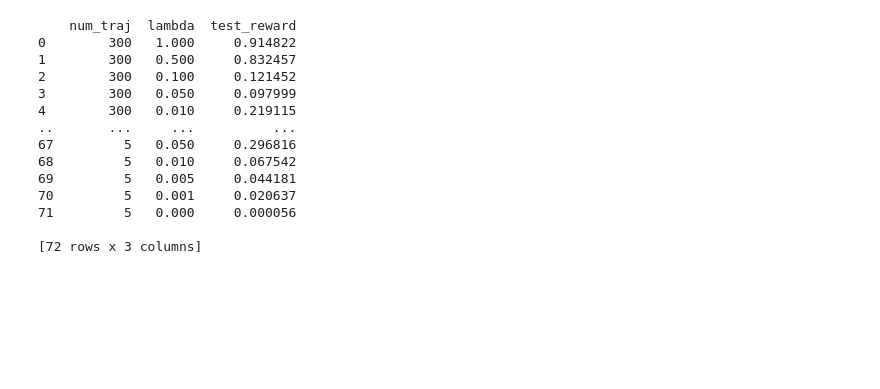
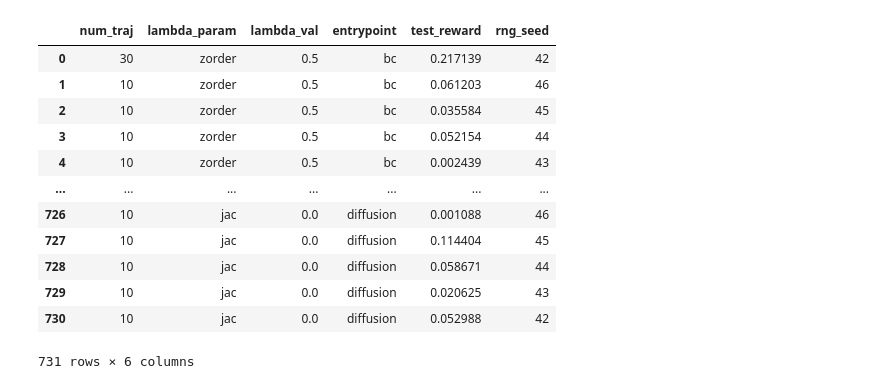
Before and after one commit to foundry-ai/foundry, a Jupyter notebook: projects/diffusion_policy/visualize_data.ipynb, the cells around one changed output. Cells and saved outputs as stored; diff of their text form; code cells hidden in the pictures; blank space fills up the shorter version.

```diff
--- a/projects/diffusion_policy/visualize_data.ipynb
+++ b/projects/diffusion_policy/visualize_data.ipynb
@@ -78,36 +75,39 @@ if env_name == "pendulum":
 # %%
 import wandb
 import pandas as pd
+from IPython.display import display
 api = wandb.Api()
-sweep = api.sweep("dpfrommer-projects/stanza/agp2315g")
+sweep = api.sweep("dpfrommer-projects/stanza/b2g7k47q")
 
 data = []
 for r in sweep.runs:
     if "test_reward" not in r.summary:
         continue
     d = {
         "num_traj": r.config["num_trajectories"],
-        "lambda": r.config["regularize_gains_lambda"],
+        "lambda_param": r.config["lambda_param"],
+        "lambda_val": r.config["lambda_val"],
+        "entrypoint": "diffusion" if "diffusion_bc" in r.config["entrypoint"] else "bc",
         "test_reward": r.summary["test_reward"],
+        "rng_seed": r.config["rng_seed"]
     }
     data.append(d)
 data = pd.DataFrame(data)
-print(data)
+display(data)
 # %% [output]
+|  | num_traj | lambda_param | lambda_val | entrypoint | test_reward | rng_seed |
+| 0 | 30 | zorder | 0.5 | bc | 0.217139 | 42 |
+| 1 | 10 | zorder | 0.5 | bc | 0.061203 | 46 |
+| 2 | 10 | zorder | 0.5 | bc | 0.035584 | 45 |
+| 3 | 10 | zorder | 0.5 | bc | 0.052154 | 44 |
+| 4 | 10 | zorder | 0.5 | bc | 0.002439 | 43 |
+| ... | ... | ... | ... | ... | ... | ... |
+| 726 | 10 | jac | 0.0 | diffusion | 0.001088 | 46 |
+| 727 | 10 | jac | 0.0 | diffusion | 0.114404 | 45 |
+| 728 | 10 | jac | 0.0 | diffusion | 0.058671 | 44 |
+| 729 | 10 | jac | 0.0 | diffusion | 0.020625 | 43 |
+| 730 | 10 | jac | 0.0 | diffusion | 0.052988 | 42 |
-    num_traj  lambda  test_reward
-0        300   1.000     0.914822
-1        300   0.500     0.832457
-2        300   0.100     0.121452
-3        300   0.050     0.097999
-4        300   0.010     0.219115
-..       ...     ...          ...
-67         5   0.050     0.296816
-68         5   0.010     0.067542
-69         5   0.005     0.044181
-70         5   0.001     0.020637
-71         5   0.000     0.000056
-
-[72 rows x 3 columns]
+731 rows × 6 columns
 # %%
 import matplotlib.pyplot as plt
 import seaborn as sns
```
Also changed, not shown: parts of 6 cells of this notebook, 24 other files.
